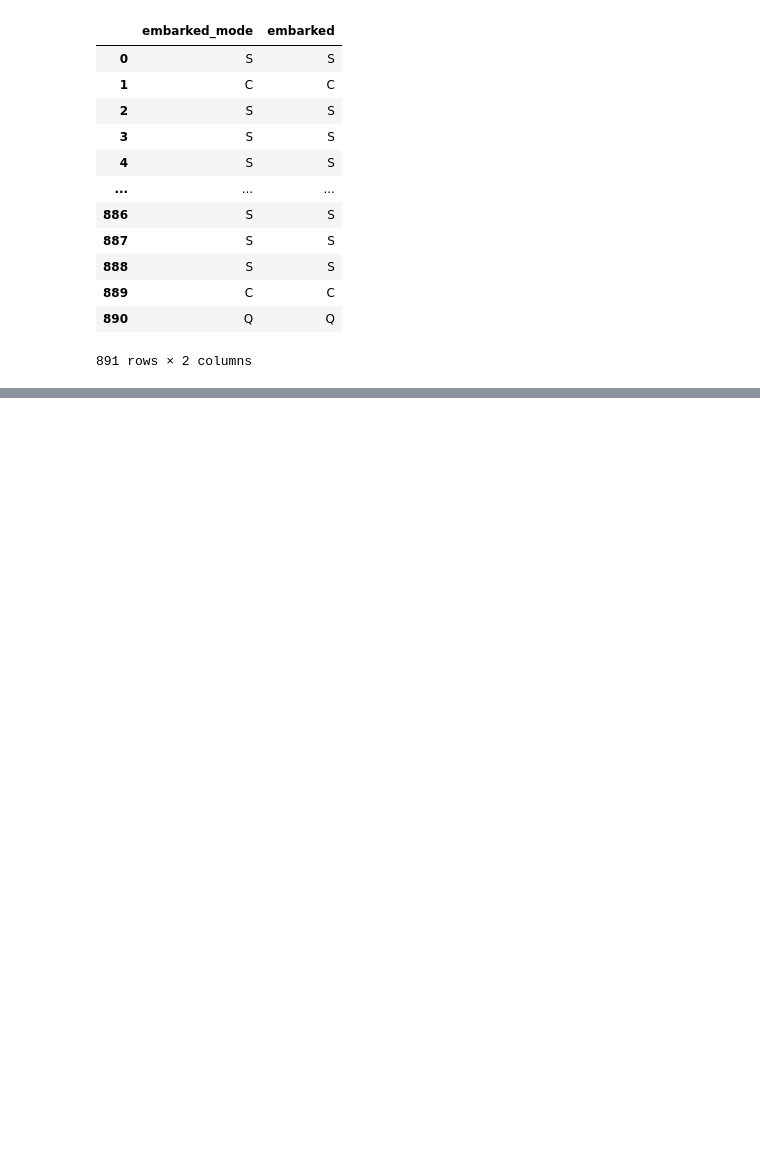
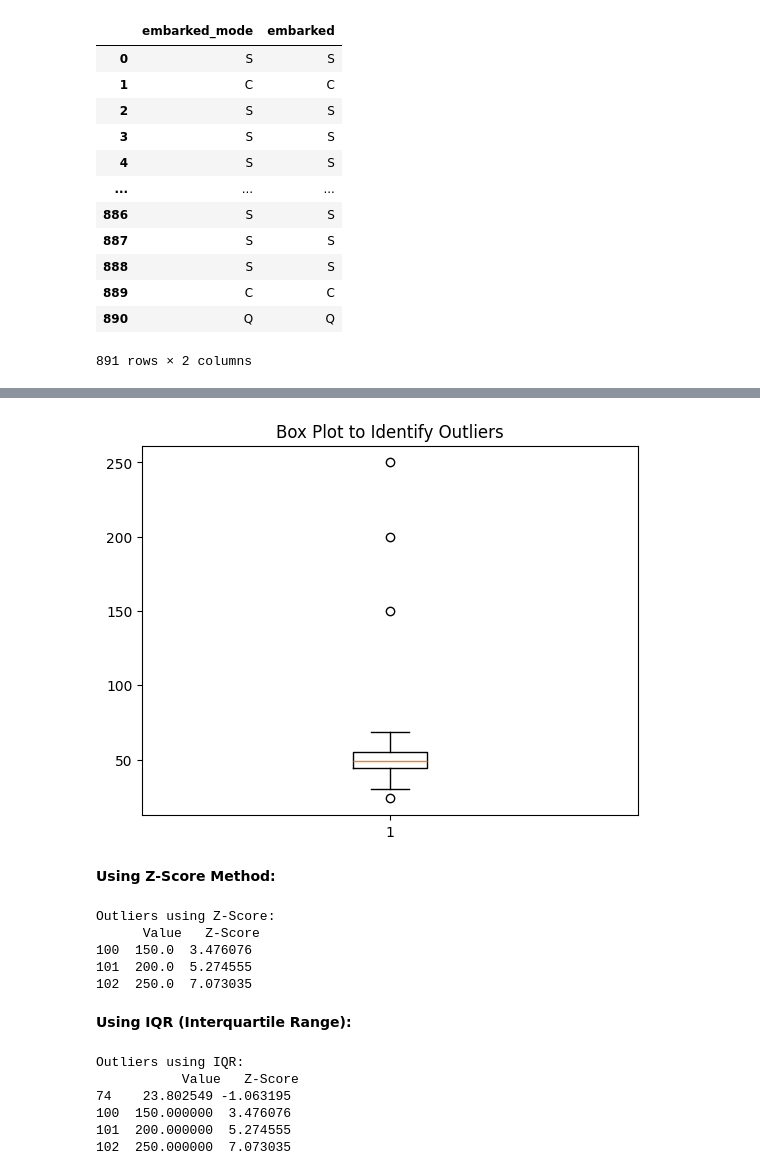
Before and after one commit to 1sumer/Python, a Jupyter notebook: Statistics/Handling Missing.ipynb, the cells around one changed output, grey strips where cells are left out. Saved outputs shown, nothing was run; the diff lists cells and outputs as text; code cells hidden in the pictures; blank space fills up the shorter version.

```diff
--- a/Statistics/Handling Missing.ipynb
+++ b/Statistics/Handling Missing.ipynb
@@ -172,0 +174,14 @@ df['embarked'].isnull().sum()
+# %%
+import numpy as np
+import pandas as pd
+
+# Create a dataset with a normal distribution
+np.random.seed(42)
+data = np.random.normal(50, 10, 100).tolist()  # Mean=50, Std=10
+
+# Introduce outliers
+data.extend([150, 200, 250])  # Adding extreme values as outliers
+
+# Convert to DataFrame
+df = pd.DataFrame(data, columns=["Value"])
+df.head()
@@ -172,0 +200,44 @@ df['embarked'].isnull().sum()
+# %%
+import matplotlib.pyplot as plt
+
+plt.boxplot(df['Value'])
+plt.title('Box Plot to Identify Outliers')
+plt.show()
+# %% [output]
+[figure, added]
+# %% [markdown]
+**Using Z-Score Method:**
+# %%
+from scipy.stats import zscore
+
+# Calculate Z-scores
+df['Z-Score'] = zscore(df['Value'])
+outliers = df[(df['Z-Score'] > 3) | (df['Z-Score'] < -3)]
+print("Outliers using Z-Score:\n", outliers)
+# %% [output]
+Outliers using Z-Score:
+      Value   Z-Score
+100  150.0  3.476076
+101  200.0  5.274555
+102  250.0  7.073035
+# %% [markdown]
+**Using IQR (Interquartile Range):**
+# %%
+Q1 = df['Value'].quantile(0.25)
+Q3 = df['Value'].quantile(0.75)
+IQR = Q3 - Q1
+
+# Define bounds for outliers
+lower_bound = Q1 - 1.5 * IQR
+upper_bound = Q3 + 1.5 * IQR
+
+# Identify outliers
+outliers = df[(df['Value'] < lower_bound) | (df['Value'] > upper_bound)]
+print("Outliers using IQR:\n", outliers)
+# %% [output]
+Outliers using IQR:
+           Value   Z-Score
+74    23.802549 -1.063195
+100  150.000000  3.476076
+101  200.000000  5.274555
+102  250.000000  7.073035
```
Also changed, not shown: parts of 14 cells of this notebook.
